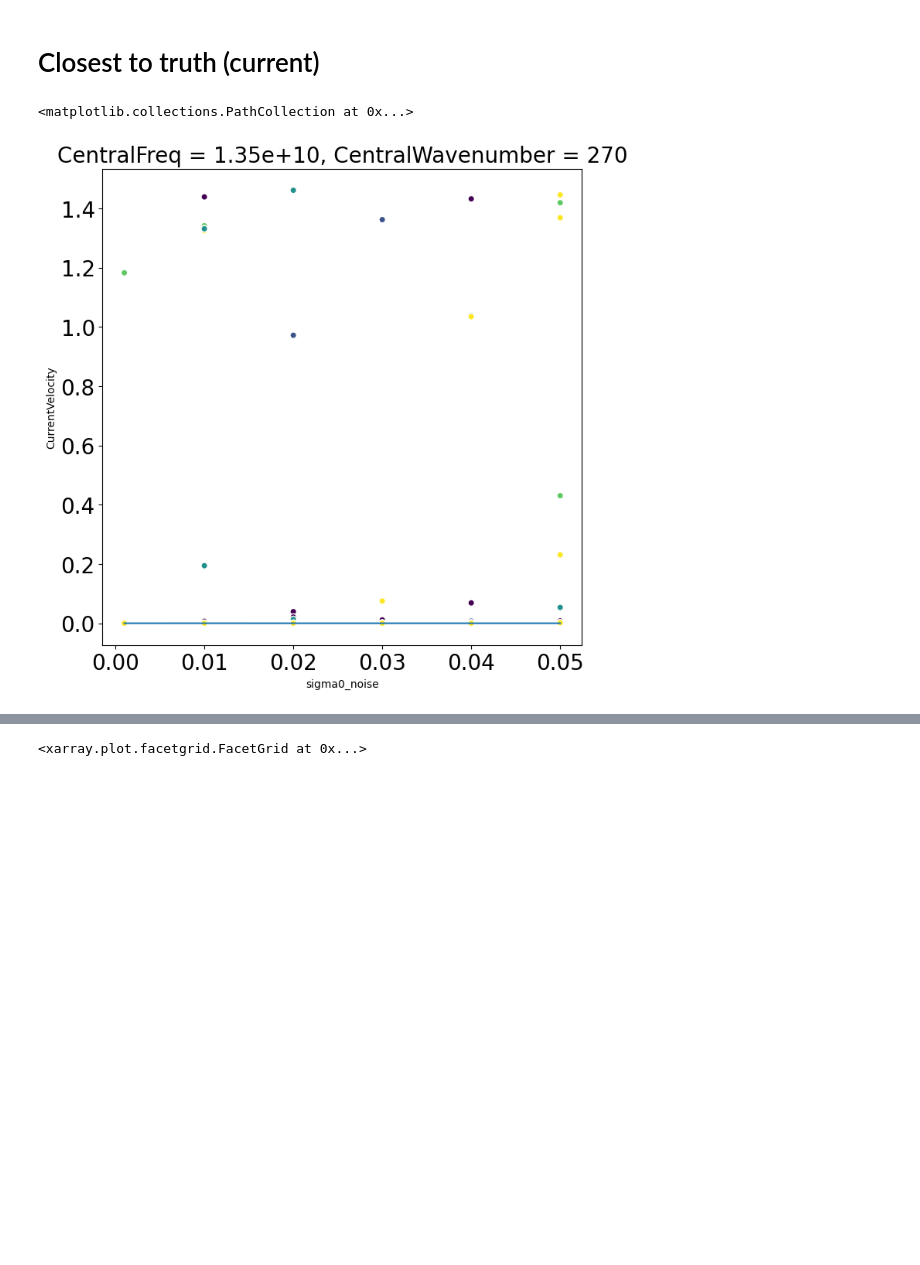
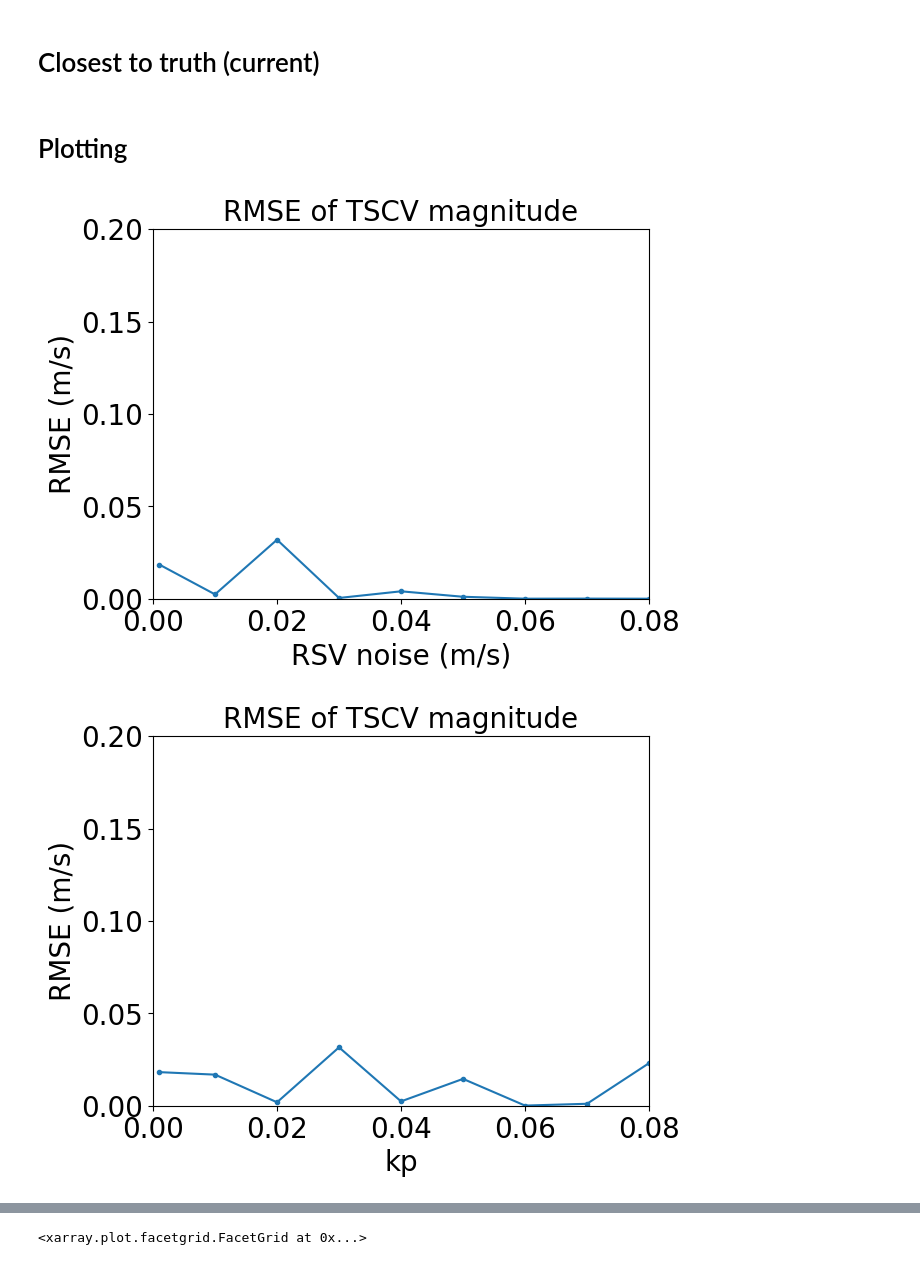
Before and after one commit to ACHMartin/seastar_project, a Jupyter notebook: Unit_test_for_ESA.ipynb, the cells around one changed output, grey strips where cells are left out. Cells and saved outputs as stored; diff of their text form; code cells hidden in the pictures; blank space fills up the shorter version.

```diff
--- a/Unit_test_for_ESA.ipynb
+++ b/Unit_test_for_ESA.ipynb
@@ -54,7 +54,7 @@ TypeError: cannot pickle '_thread.lock' object
 # %% [markdown]
 # L1 and geo input datasets
 # %%
-along_length = 5
+along_length = 10
 across_length = 5
 level1 = xr.Dataset(
     data_vars=dict(
@@ -145,8 +145,8 @@ Noise on the Mid beam:
 # Set standard Kp of 3%
 # %%
 #pdb.set_trace()
-noise_RSV_list = [0.001, 0.01, 0.02, 0.03, 0.04, 0.05, 0.06, 0.07]
-noise_sigma0_list = [0.001, 0.01, 0.02, 0.03, 0.04, 0.05]
+noise_RSV_list = [0.001, 0.01, 0.02, 0.03, 0.04, 0.05, 0.06, 0.07, 0.08]
+noise_sigma0_list = [0.001, 0.01, 0.02, 0.03, 0.04, 0.05, 0.06, 0.07, 0.08]
 #ambiguity = {'name':'closest_truth', 'truth':geo, 'method': 'current'}
 ambiguity = {'name':'sort_by_cost'}
 baseline_RSV_noise = 0.05
@@ -157,7 +157,7 @@ L2_sigma0_noise = dict()
 
 for ii, noise_RSV in enumerate(noise_RSV_list):
     print('RSV noise =',noise_RSV)
-    noise = xr.Dataset(
+    uncertainty = xr.Dataset(
         data_vars=dict(
             RSV=(['along','across','Antenna'],
                          np.stack((np.full([along_length, across_length], noise_RSV),
@@ -166,7 +166,7 @@ for ii, noise_RSV in enumerate(noise_RSV_list):
                                   ),axis=-1
                                  )
                         ),
-            Sigma0=(['along','across','Antenna'],
+            Kp=(['along','across','Antenna'],
                          np.stack((np.full([along_length, across_length], baseline_sigma0_noise),
                                   np.full([along_length, across_length], baseline_sigma0_noise),
                                   np.full([along_length, across_length], baseline_sigma0_noise)
@@ -180,7 +180,8 @@ for ii, noise_RSV in enumerate(noise_RSV_list):
                 Antenna=['Fore','MidV','Aft'],
             ),
     )
-    level1n = noise_generation(level1, noise)
+    uncertainty, noise = ss.performance.scene_generation.uncertainty_fct(level1, uncertainty)
+    level1n = ss.performance.scene_generation.noise_generation(level1, noise)
 #     L2_RSV_noise[ii] = ss.retrieval.level2.wind_current_retrieval(level1n, noise, gmf, ambiguity)
     L2_RSV_noise[ii] = ss.retrieval.level2.run_find_minima(level1, noise, gmf)
 L2_RSV_noise = xr.concat(L2_RSV_noise.values(), dim='RSV_noise')
@@ -199,7 +200,7 @@ L2_RSV_noise = L2_RSV_noise.assign_coords(RSV_noise=('RSV_noise', noise_RSV_list
 
 for ii, noise_sigma0 in enumerate(noise_sigma0_list):
     print('Sigma0 noise =',noise_sigma0)
-    noise = xr.Dataset(
+    uncertainty = xr.Dataset(
         data_vars=dict(
             RSV=(['along','across','Antenna'],
                          np.stack((np.full([along_length, across_length], baseline_RSV_noise),
@@ -208,7 +209,7 @@ for ii, noise_sigma0 in enumerate(noise_sigma0_list):
                                   ),axis=-1
                                  )
                         ),
-            Sigma0=(['along','across','Antenna'],
+            Kp=(['along','across','Antenna'],
                          np.stack((np.full([along_length, across_length], noise_sigma0),
                                   np.full([along_length, across_length], baseline_sigma0_noise), # Dave you set this as a nominal 5% Kp Broadside - make it a variable
                                   np.full([along_length, across_length], noise_sigma0)
@@ -222,7 +223,8 @@ for ii, noise_sigma0 in enumerate(noise_sigma0_list):
                 Antenna=['Fore','MidV','Aft'],
             ),
     )
-    level1n = noise_generation(level1, noise)
+    uncertainty, noise = ss.performance.scene_generation.uncertainty_fct(level1, uncertainty)
+    level1n = ss.performance.scene_generation.noise_generation(level1, noise)
 #     L2_sigma0_noise[ii] = ss.retrieval.level2.wind_current_retrieval(level1n, noise, gmf, ambiguity)
     L2_sigma0_noise[ii] = ss.retrieval.level2.run_find_minima(level1, noise, gmf)
 L2_sigma0_noise = xr.concat(L2_sigma0_noise.values(), dim='sigma0_noise')
@@ -292,16 +300,38 @@ for ii, sigma0_noise in enumerate(L2_sigma0_noise.sigma0_noise):
 
 L2_sigma0_noise_ctt = xr.concat(L2_sigma0_noise_ctt, dim='sigma0_noise')
 L2_sigma0_noise_ctt = L2_sigma0_noise_ctt.assign_coords(sigma0_noise=('sigma0_noise', L2_sigma0_noise.sigma0_noise.values))
+# %% [markdown]
+# Plotting
 # %%
-fig = plt.figure(figsize=(8, 8))
-ax = fig.add_subplot(1,1,1)
-# np.sqrt(((L2_RSV_noise_sbc.CurrentVelocity - 0.6)**2).median(dim='along')).plot.scatter(x='RSV_noise',
-#                                                                        marker='.', c='k',
-#                                                                             ylim=[0,.3],
-#                                                                                )
-# ((L2_sigma0_noise_sbc.WindSpeed)).median(dim=['along','across']).plot(x='sigma0_noise',ylim=[0,1])
-np.sqrt((L2_sigma0_noise_sbc.CurrentVelocity-0.6)**2).median(dim=['along','across']).plot()
-np.sqrt((L2_sigma0_noise_sbc.CurrentVelocity-0.6)**2).plot.scatter(x='sigma0_noise',add_colorbar=False,c='k')
+
+np.sqrt((L2_RSV_noise_ctt.CurrentVelocity-geo.CurrentVelocity.mean())**2).mean(dim=['along','across']).plot(
+    marker='.',xlim=[0,0.08],ylim=[0,0.2])
+plt.xlabel('RSV noise (m/s)',fontsize=20)
+plt.ylabel('RMSE (m/s)',fontsize=20)
+plt.title('RMSE of TSCV magnitude')
+plt.show()
+
+
+np.sqrt((L2_sigma0_noise_ctt.CurrentVelocity-geo.CurrentVelocity.mean())**2).mean(dim=['along','across']).plot(
+    marker='.',xlim=[0,0.08],ylim=[0,0.2])
+plt.xlabel('kp',fontsize=20)
+plt.ylabel('RMSE (m/s)',fontsize=20)
+plt.title('RMSE of TSCV magnitude')
+plt.show()
+
+np.sqrt((L2_RSV_noise_ctt.WindSpeed-geo.WindSpeed.mean())**2).mean(dim=['along','across']).plot(
+    marker='.',xlim=[0,0.08],ylim=[0,1])
+plt.xlabel('RSV noise (m/s)',fontsize=20)
+plt.ylabel('RMSE (m/s)',fontsize=20)
+plt.title('RMSE of OSVW magnitude')
+plt.show()
+
+np.sqrt((L2_sigma0_noise_ctt.WindSpeed-geo.WindSpeed.mean())**2).mean(dim=['along','across']).plot(
+    marker='.',xlim=[0,0.08],ylim=[0,1])
+plt.xlabel('kp',fontsize=20)
+plt.ylabel('RMSE (m/s)',fontsize=20)
+plt.title('RMSE of OSVW magnitude')
+plt.show()
 # %% [output]
-<matplotlib.collections.PathCollection at 0x...>
-[figure, old version]
+[figure, new version]
+[figure, added]
```
Also changed, not shown: parts of 4 cells of this notebook.
